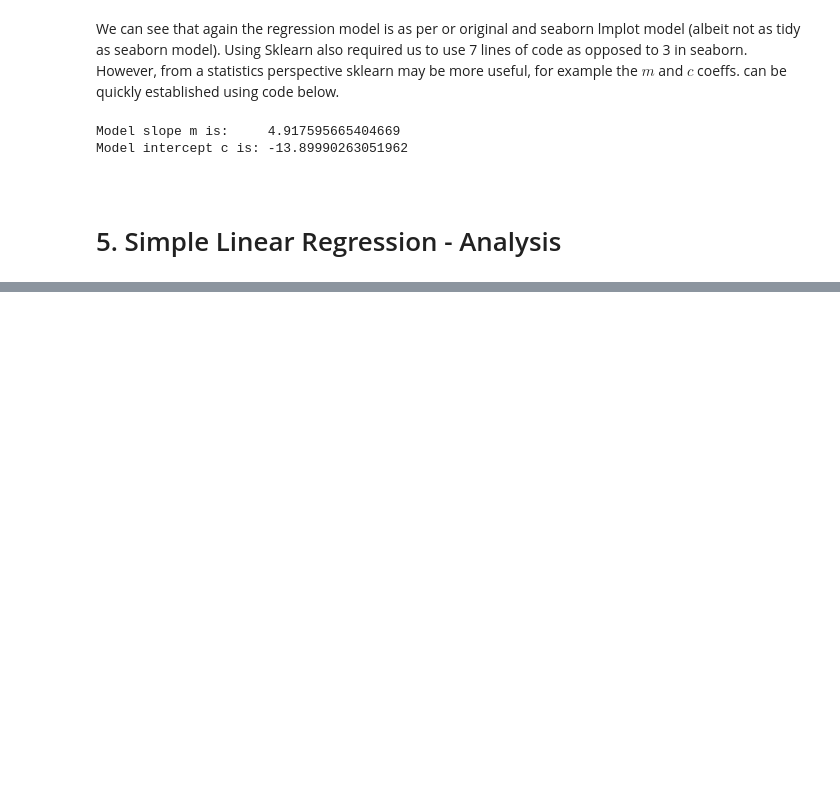
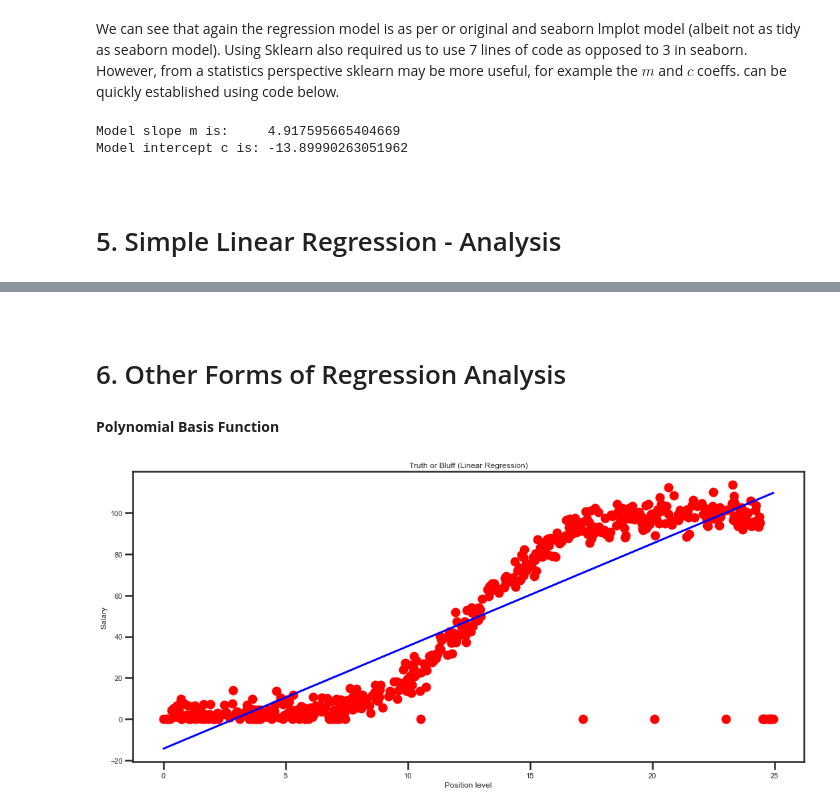
Before and after one commit to Keitho08/Fundamentals_Project2020, a Jupyter notebook: Fundamentals_Project_2020.ipynb, the cells around one changed output, grey strips where cells are left out. Drawn from its saved outputs; the diff is of its cells as text; code cells hidden in the pictures; blank space fills up the shorter version.

```diff
--- a/Fundamentals_Project_2020.ipynb
+++ b/Fundamentals_Project_2020.ipynb
@@ -337,0 +365,15 @@ AttributeError: 'Series' object has no attribute 'reshape'
+# %% [markdown]
+<br>
+
+# 6. Other Forms of Regression Analysis
+# %% [markdown]
+**Polynomial Basis Function**
+# %%
+import numpy as np
+import matplotlib.pyplot as plt
+import pandas as pd
+
+# Importing the dataset
+dataset = powerproduction
+X = dataset.iloc[0:499, 0:1].values
+y = dataset.iloc[0:499, 1:2].values
@@ -337,0 +384,18 @@ AttributeError: 'Series' object has no attribute 'reshape'
+# %%
+# Fitting Linear Regression to the dataset
+from sklearn.linear_model import LinearRegression
+lin_reg = LinearRegression()
+lin_reg.fit(X, y)
+
+# Visualizing the Linear Regression results
+def viz_linear():
+    plt.scatter(X, y, color='red')
+    plt.plot(X, lin_reg.predict(X), color='blue')
+    plt.title('Truth or Bluff (Linear Regression)')
+    plt.xlabel('Position level')
+    plt.ylabel('Salary')
+    plt.show()
+    return
+viz_linear()
+# %% [output]
+[figure, added]
```
Also changed, not shown: parts of 14 cells of this notebook, 1 other file.
